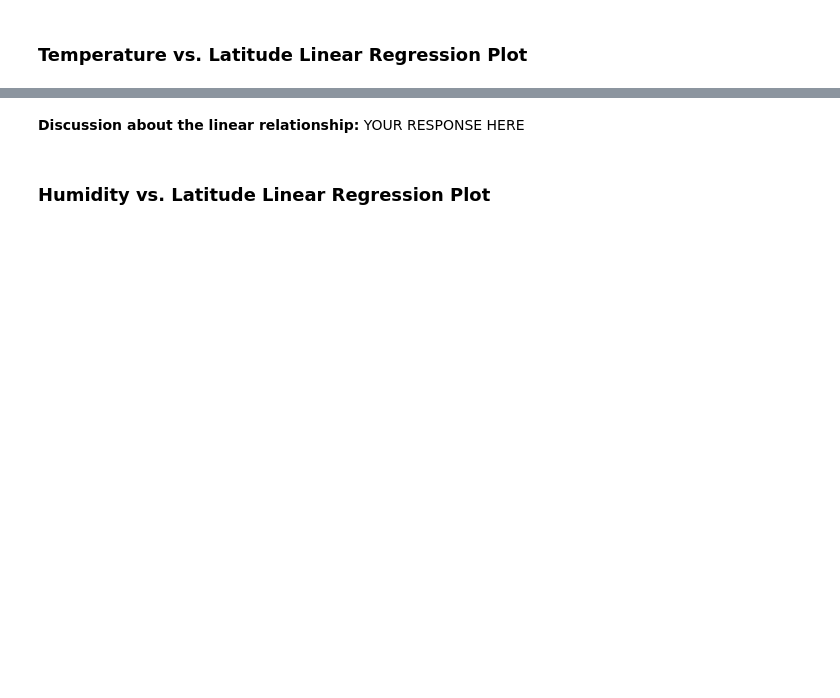
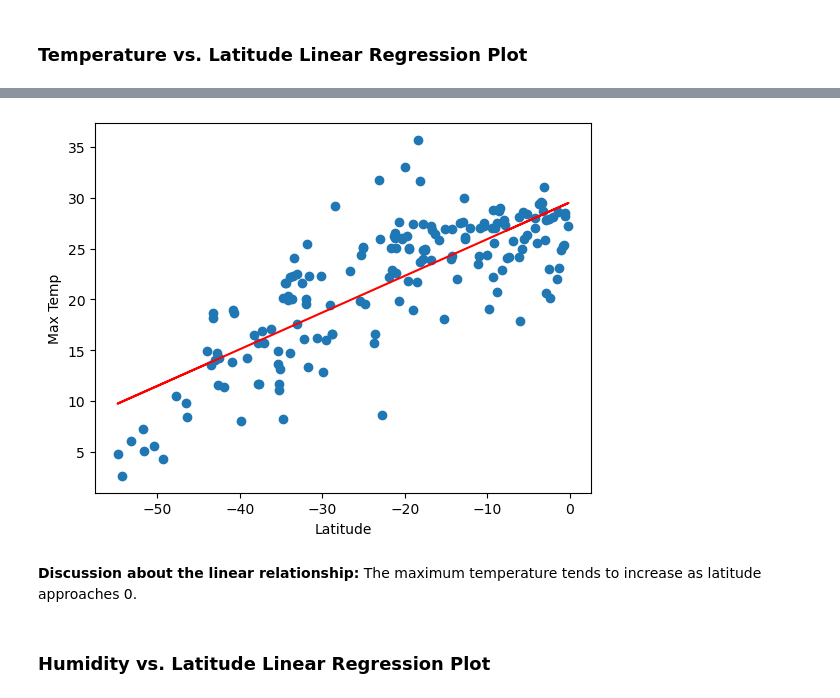
Before and after one commit to Daniels2023/API-Python, a Jupyter notebook: WeatherPy.ipynb, the cells around one changed output, grey strips where cells are left out. Saved outputs shown, nothing was run; the diff lists cells and outputs as text; code cells hidden in the pictures; blank space fills up the shorter version.

```diff
--- a/WeatherPy.ipynb
+++ b/WeatherPy.ipynb
@@ -318,4 +331,19 @@ The r-value is: 0.4121057168607245
+# %%
+# Linear regression on Southern Hemisphere
+x_values = southern_hemi_df['Lat']
+y_values = southern_hemi_df['Max Temp']
+(slope, intercept, rvalue, pvalue, stderr) = linregress(x_values, y_values)
+regress_values = x_values * slope + intercept
+line_eq = "y = " + str(round(slope,2)) + "x + " + str(round(intercept,2))
+plt.scatter(x_values,y_values)
+plt.plot(x_values,regress_values,"r-")
+plt.annotate(line_eq,(5.8,0.8),fontsize=15,color="red")
+plt.xlabel('Latitude')
+plt.ylabel('Max Temp')
+plt.show()
+# %% [output]
+[figure, added]
 # %% [markdown]
-**Discussion about the linear relationship:** YOUR RESPONSE HERE
+**Discussion about the linear relationship:** The maximum temperature tends to increase as latitude approaches 0.
 # %% [markdown]
 ### Humidity vs. Latitude Linear Regression Plot
```
Also changed, not shown: parts of 25 cells of this notebook.
